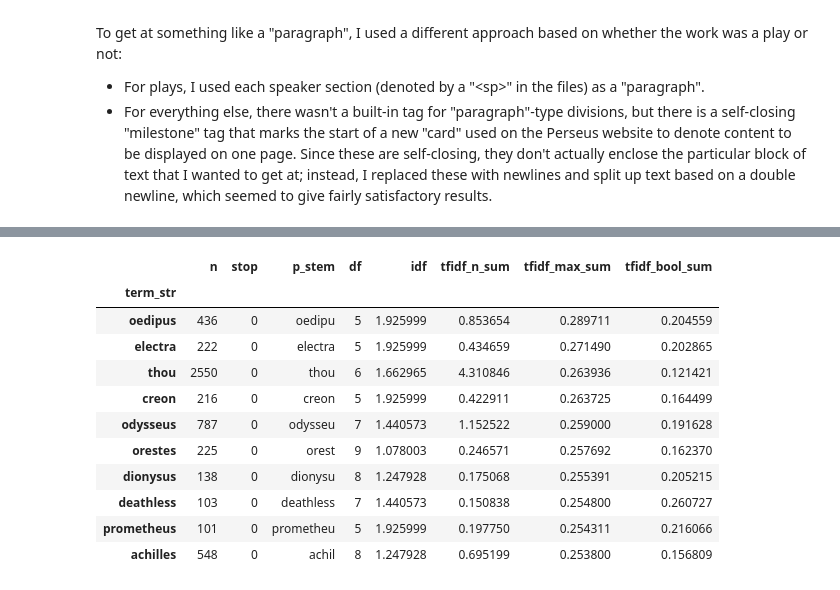
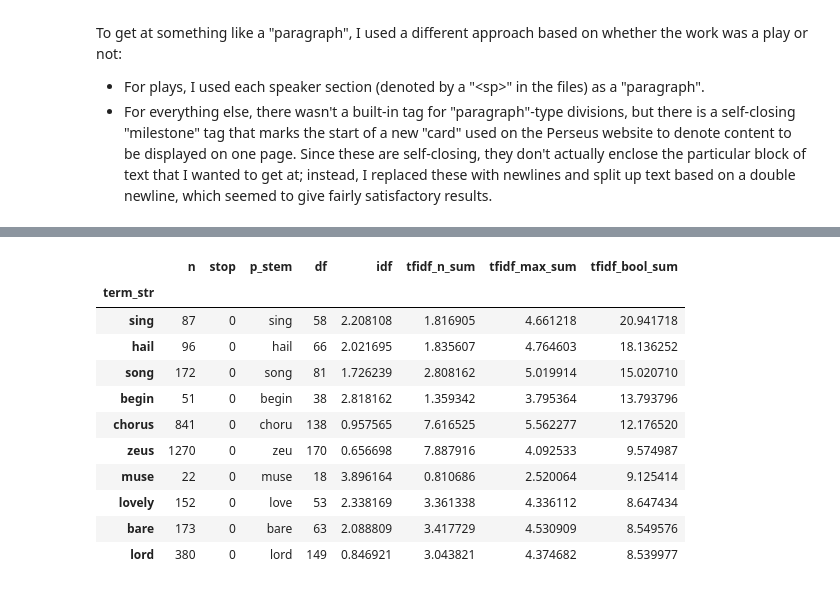
Before and after one commit to DavidVann/latin-greek-text-analytics, a Jupyter notebook: notebooks/project.ipynb, the cells around one changed output, grey strips where cells are left out. Saved outputs shown, nothing was run; the diff lists cells and outputs as text; code cells hidden in the pictures.

```diff
--- a/notebooks/project.ipynb
+++ b/notebooks/project.ipynb
@@ -33,6 +34,10 @@ root_dir = os.path.abspath('..')
 data_dir = os.path.join(root_dir, 'data')
 output_dir = os.path.join(data_dir, 'outputs')
 
-docpaths = glob(os.path.join(data_dir, 'raw', '**', '*.xml'), recursive=True)
+docpaths = glob(os.path.join(data_dir, 'raw', '**', '*.xml'), recursive=True) # Get all XML file paths
+corpus_tables = glob(os.path.join(output_dir, 'corpus', '*.csv')) # Check if there's already pre-computed corpus tables to save time
 
-OHCO = ['work', 'chapter', 'para', 'sent']
+OHCO = ['work_id', 'chapter_id', 'para_id', 'sent_id']
+book_bag = OHCO[:1]
+chapter_bag = OHCO[:2]
+paragraph_bag = OHCO[:3]
@@ -39,9 +56,14 @@ OHCO = ['work', 'chapter', 'para', 'sent']
 # %%
-doc_list = []
+def parse_corpus(docpaths, tfidf_bag=['work_id', 'chapter_id'], tfidf_methods=['n', 'max', 'bool']):
+    doc_list = []
+    for path in docpaths:
+        doc = Document(path)
+        doc.parse_text_to_paras()
+        doc.tokenize(remove_pos_tuple=True, remove_ws=True)
+        doc_list.append(doc)
 
-for path in docpaths:
-    doc = Document(path)
-    doc_list.append(doc)
+    corpus = Corpus(doc_list)
+    corpus.extract_annotate_vocab()
+    corpus.compute_tfidf(OHCO_level=tfidf_bag, methods=tfidf_methods)
 
-    doc.parse_text_to_paras()
-    doc.tokenize(remove_pos_tuple=True, remove_ws=True)
+    return doc_list, corpus
@@ -56,15 +70,19 @@ corp.compute_tfidf(OHCO_level=book_bag, methods=['n', 'max', 'bool'])
+# %%
+if
+
+doc_list, corp = parse_corpus(docpaths, tfidf_bag=chapter_bag)
 # %%
-corp.vocab.sort_values('tfidf_max_sum', ascending=False).head(10)
+corp.vocab.sort_values('tfidf_bool_sum', ascending=False).head(10)
 # %% [output]
 |  | n | stop | p_stem | df | idf | tfidf_n_sum | tfidf_max_sum | tfidf_bool_sum |
 | term_str |  |  |  |  |  |  |  |  |
-| oedipus | 436 | 0 | oedipu | 5 | 1.925999 | 0.853654 | 0.289711 | 0.204559 |
-| electra | 222 | 0 | electra | 5 | 1.925999 | 0.434659 | 0.271490 | 0.202865 |
-| thou | 2550 | 0 | thou | 6 | 1.662965 | 4.310846 | 0.263936 | 0.121421 |
-| creon | 216 | 0 | creon | 5 | 1.925999 | 0.422911 | 0.263725 | 0.164499 |
-| odysseus | 787 | 0 | odysseu | 7 | 1.440573 | 1.152522 | 0.259000 | 0.191628 |
-| orestes | 225 | 0 | orest | 9 | 1.078003 | 0.246571 | 0.257692 | 0.162370 |
-| dionysus | 138 | 0 | dionysu | 8 | 1.247928 | 0.175068 | 0.255391 | 0.205215 |
-| deathless | 103 | 0 | deathless | 7 | 1.440573 | 0.150838 | 0.254800 | 0.260727 |
-| prometheus | 101 | 0 | prometheu | 5 | 1.925999 | 0.197750 | 0.254311 | 0.216066 |
-| achilles | 548 | 0 | achil | 8 | 1.247928 | 0.695199 | 0.253800 | 0.156809 |
+| sing | 87 | 0 | sing | 58 | 2.208108 | 1.816905 | 4.661218 | 20.941718 |
+| hail | 96 | 0 | hail | 66 | 2.021695 | 1.835607 | 4.764603 | 18.136252 |
+| song | 172 | 0 | song | 81 | 1.726239 | 2.808162 | 5.019914 | 15.020710 |
+| begin | 51 | 0 | begin | 38 | 2.818162 | 1.359342 | 3.795364 | 13.793796 |
+| chorus | 841 | 0 | choru | 138 | 0.957565 | 7.616525 | 5.562277 | 12.176520 |
+| zeus | 1270 | 0 | zeu | 170 | 0.656698 | 7.887916 | 4.092533 | 9.574987 |
+| muse | 22 | 0 | muse | 18 | 3.896164 | 0.810686 | 2.520064 | 9.125414 |
+| lovely | 152 | 0 | love | 53 | 2.338169 | 3.361338 | 4.336112 | 8.647434 |
+| bare | 173 | 0 | bare | 63 | 2.088809 | 3.417729 | 4.530909 | 8.549576 |
+| lord | 380 | 0 | lord | 149 | 0.846921 | 3.043821 | 4.374682 | 8.539977 |
```
Also changed, not shown: parts of 6 cells of this notebook, 2 other files.
